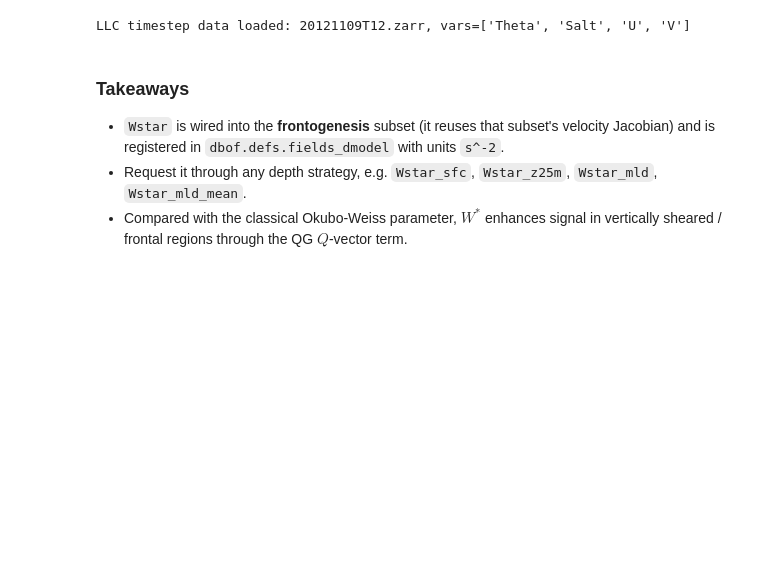
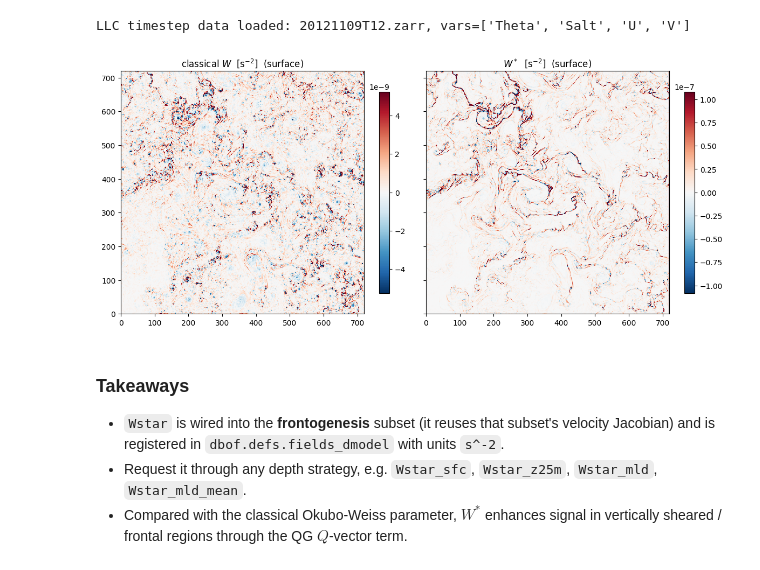
Before and after one commit to Sea-Meets-the-Stars/llc4320-native-grid-preprocessing, a Jupyter notebook: notebooks/notebooks_dev/Wstar_field.ipynb, the cells around one changed output. Saved outputs shown, nothing was run; the diff lists cells and outputs as text; code cells hidden in the pictures; blank space fills up the shorter version.

```diff
--- a/notebooks/notebooks_dev/Wstar_field.ipynb
+++ b/notebooks/notebooks_dev/Wstar_field.ipynb
@@ -169,21 +169,24 @@ LLC timestep data loaded: 20121109T12.zarr, vars=['Theta', 'Salt', 'U', 'V']
 # %%
 if have_tile:
     # Symmetric colour limits about zero for both panels.
-    lim = np.nanquantile(np.abs(W_sfc), 0.99)
+    lim1 = np.nanquantile(np.abs(W_sfc), 0.99)
+    lim2 = np.nanquantile(np.abs(Wstar_sfc), 0.99)
     fig, axes = plt.subplots(1, 2, figsize=(12, 5),
                              sharex=True, sharey=True)
-    for ax, fld, ttl in [(axes[0], W_sfc, 'classical $W$'),
-                          (axes[1], Wstar_sfc, '$W^*$')]:
+    for ax, fld, ttl, lim in [(axes[0], W_sfc, 'classical $W$', lim1),
+                          (axes[1], Wstar_sfc, '$W^*$', lim2)]:
         pcm = ax.pcolormesh(fld, cmap='RdBu_r',
                             vmin=-lim, vmax=lim)
         ax.set_title(f'{ttl}  [s$^{{-2}}$]  (surface)')
         ax.set_aspect('equal')
         fig.colorbar(pcm, ax=ax, shrink=0.8)
     fig.tight_layout()
     display(fig)        # explicit so it renders in any runner
     plt.close(fig)
 else:
     print('Real-tile panels skipped (Part 2 needs network access).')
+# %% [output]
+[figure, added]
 # %% [markdown]
 ### Takeaways
 
```
Also changed, not shown: 2 other files.
